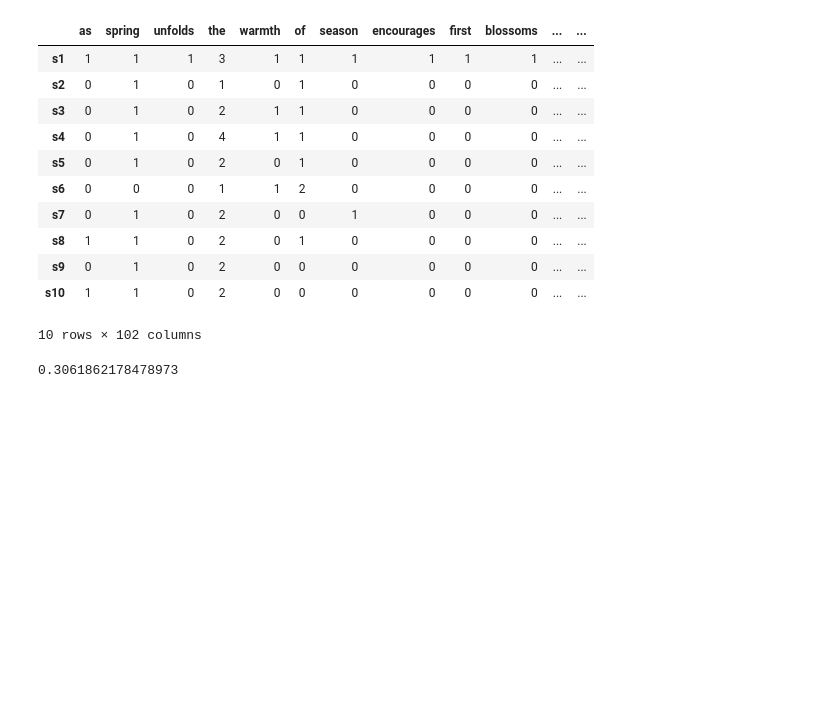
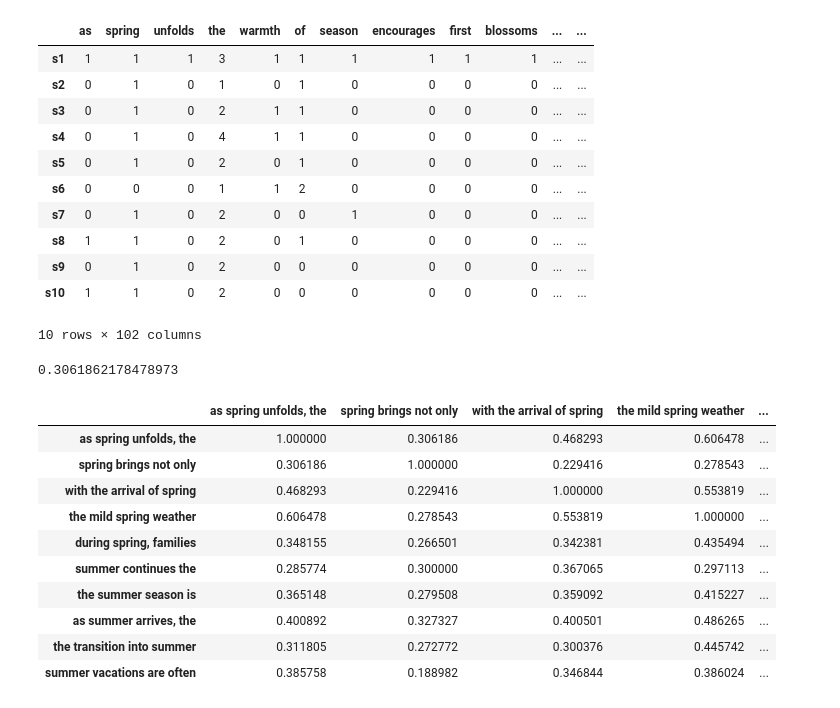
Before and after one commit to carolinejjung/cs315, a Jupyter notebook: semantic-similarity.ipynb, the cells around one changed output. Saved outputs shown, nothing was run; the diff lists cells and outputs as text; code cells hidden in the pictures; blank space fills up the shorter version.

```diff
--- a/semantic-similarity.ipynb
+++ b/semantic-similarity.ipynb
@@ -59,17 +59,34 @@ df
 | s9 | 0 | 1 | 0 | 2 | 0 | 0 | 0 | 0 | 0 | 0 | ... | ... |
 | s10 | 1 | 1 | 0 | 2 | 0 | 0 | 0 | 0 | 0 | 0 | ... | ... |
 10 rows × 102 columns
-# %%
-def cosine_sim(vec1, vec2):
-    """Calculate the cosine similarity between two vectors"""
-    v1 = np.array(vec1)
-    v2 = np.array(vec2)
-    return np.dot(v1, v2)/(norm(v1)*norm(v2))
-
-print(cosine_sim(df.loc["s1"], df.loc["s2"]))
-
-# see how to
-
-# heatmap
-# %% [output]
-0.3061862178478973
+# %%
+def cosine_sim(vec1, vec2):
+    """Calculate the cosine similarity between two vectors"""
+    v1 = np.array(vec1)
+    v2 = np.array(vec2)
+    return np.dot(v1, v2)/(norm(v1)*norm(v2))
+
+print(cosine_sim(df.iloc[0], df.iloc[1]))
+
+# df for cosine similarity scores
+labels = [all_sentences[0][:22], all_sentences[1][:22], all_sentences[2][:26], all_sentences[3][:23], all_sentences[4][:23],
+          all_sentences[5][:20], all_sentences[6][:20], all_sentences[7][:22], all_sentences[8][:26], all_sentences[9][:26]]
+cos_df = pd.DataFrame(0.0, columns=labels, index=labels)
+
+for row in range(cos_df.shape[0]):
+    for col in range(cos_df.shape[1]):
+        cos_df.iloc[row, col] = cosine_sim(df.iloc[row], df.iloc[col])
+cos_df
+# %% [output]
+0.3061862178478973
+|  | as spring unfolds, the | spring brings not only | with the arrival of spring | the mild spring weather | ... |
+| as spring unfolds, the | 1.000000 | 0.306186 | 0.468293 | 0.606478 | ... |
+| spring brings not only | 0.306186 | 1.000000 | 0.229416 | 0.278543 | ... |
+| with the arrival of spring | 0.468293 | 0.229416 | 1.000000 | 0.553819 | ... |
+| the mild spring weather | 0.606478 | 0.278543 | 0.553819 | 1.000000 | ... |
+| during spring, families | 0.348155 | 0.266501 | 0.342381 | 0.435494 | ... |
+| summer continues the | 0.285774 | 0.300000 | 0.367065 | 0.297113 | ... |
+| the summer season is | 0.365148 | 0.279508 | 0.359092 | 0.415227 | ... |
+| as summer arrives, the | 0.400892 | 0.327327 | 0.400501 | 0.486265 | ... |
+| the transition into summer | 0.311805 | 0.272772 | 0.300376 | 0.445742 | ... |
+| summer vacations are often | 0.385758 | 0.188982 | 0.346844 | 0.386024 | ... |
```
Also changed, not shown: parts of 1 cell of this notebook.
